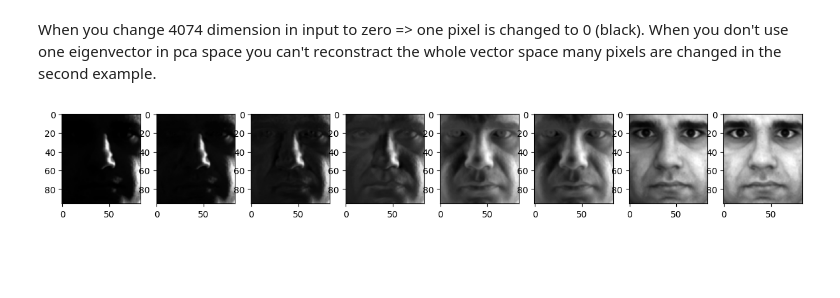
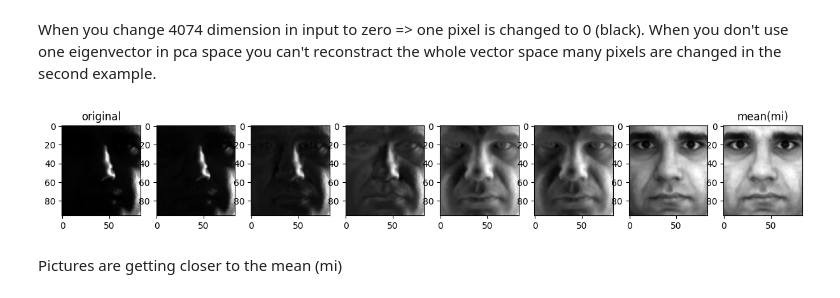
Before and after one commit to theBOSS121/uzassignment6, a Jupyter notebook: exercise3.ipynb, the cells around one changed output. Drawn from its saved outputs; the diff is of its cells as text; code cells hidden in the pictures; blank space fills up the shorter version.

```diff
--- a/exercise3.ipynb
+++ b/exercise3.ipynb
@@ -133,31 +133,35 @@ temp = np.copy(data[:, chosen])
 eigenVectorsSmaller[:, 2:-1] = np.zeros((len(eigenVectors), len(eigenVectors[0]) - 3))
 pcaData = np.matmul(eigenVectorsSmaller.T, temp - mi)
 projectedData5 = np.matmul(eigenVectorsSmaller, pcaData) + mi
 
 temp = np.copy(data[:, chosen])
 eigenVectorsSmaller[:, 1:-1] = np.zeros((len(eigenVectors), len(eigenVectors[0]) - 2))
 pcaData = np.matmul(eigenVectorsSmaller.T, temp - mi)
 projectedData6 = np.matmul(eigenVectorsSmaller, pcaData) + mi
 
 f = plt.figure(figsize=(15, 10))
 
 f.add_subplot(1, 8, 1)
 plt.imshow(np.reshape(data[:, chosen], origShape), cmap='gray')
+plt.title("original")
 f.add_subplot(1, 8, 2)
 plt.imshow(np.reshape(projectedData, origShape), cmap='gray')
 f.add_subplot(1, 8, 3)
 plt.imshow(np.reshape(projectedData2, origShape), cmap='gray')
 f.add_subplot(1, 8, 4)
 plt.imshow(np.reshape(projectedData3, origShape), cmap='gray')
 f.add_subplot(1, 8, 5)
 plt.imshow(np.reshape(projectedData4, origShape), cmap='gray')
 f.add_subplot(1, 8, 6)
 plt.imshow(np.reshape(projectedData5, origShape), cmap='gray')
 f.add_subplot(1, 8, 7)
 plt.imshow(np.reshape(projectedData6, origShape), cmap='gray')
 f.add_subplot(1, 8, 8)
+plt.title("mean(mi)")
 plt.imshow(np.reshape(mi, origShape), cmap='gray')
 
 plt.show()
 # %% [output]
-[figure, old version]
+[figure, new version]
+# %% [markdown]
+Pictures are getting closer to the mean (mi)
```
